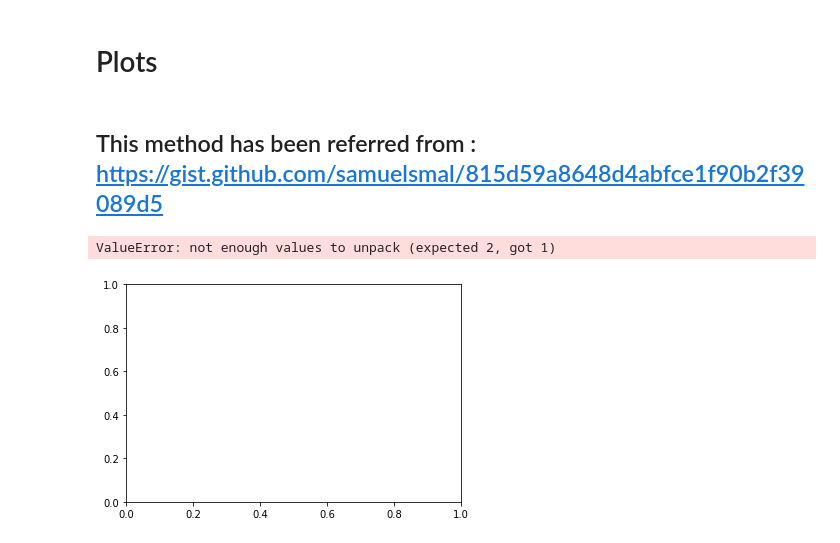
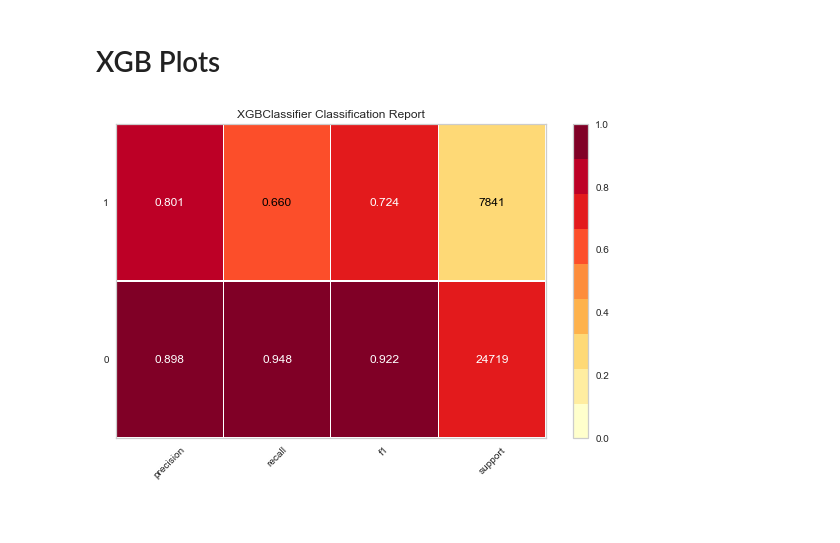
Before and after one commit to clyton/uci-cs273p-project, a Jupyter notebook: adult/Final Plots.ipynb, the cells around one changed output. Cells and saved outputs as stored; diff of their text form; code cells hidden in the pictures; blank space fills up the shorter version.

```diff
--- a/adult/Final Plots.ipynb
+++ b/adult/Final Plots.ipynb
@@ -1,4 +24,2 @@
 # %% [markdown]
-# Plots
+# XGB Plots
-# %% [markdown]
-## This method has been referred from : https://gist.github.com/samuelsmal/815d59a8648d4abfce1f90b2f39089d5
@@ -249,8 +26,12 @@ def confmat(p, X, Y):
-# %%
-import joblib
-xgbPipeline = joblib.load('xgb_grid_model.pkl')
-classreport = cfr(xgbPipeline,Xts,Yts)
-plot_classification_report(classreport,"XGB")
-# %% [output]
-ValueError: not enough values to unpack (expected 2, got 1)
-[figure, removed]
+# %%
+from yellowbrick.classifier import ClassificationReport
+
+classes = ["0", "1"]
+xgbPipeline = joblib.load('xgb_grid_model.pkl')
+visualizer = ClassificationReport(xgbPipeline, classes=classes, support=True)
+
+visualizer.fit(Xtr, Ytr)  # Fit the visualizer and the model
+visualizer.score(Xts, Yts)  # Evaluate the model on the test data
+g = visualizer.poof()             # Draw/show/poof the data
+# %% [output]
+[figure, added]
```
Also changed, not shown: parts of 17 cells of this notebook, 7 other files.
